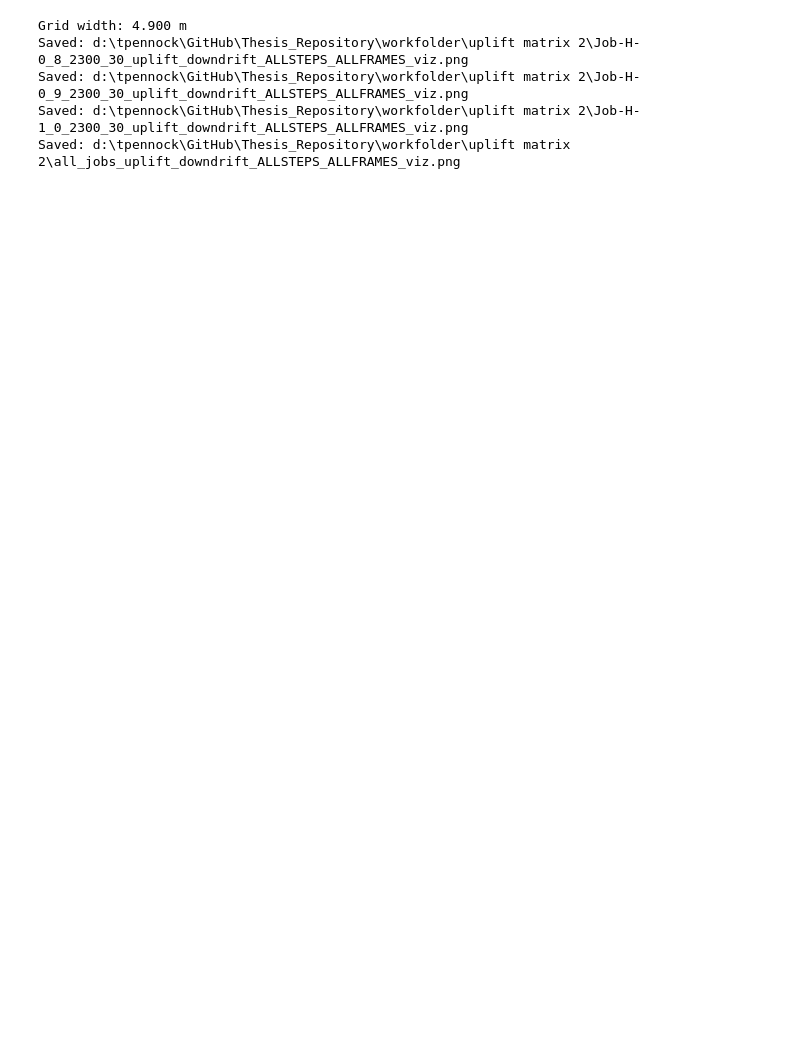
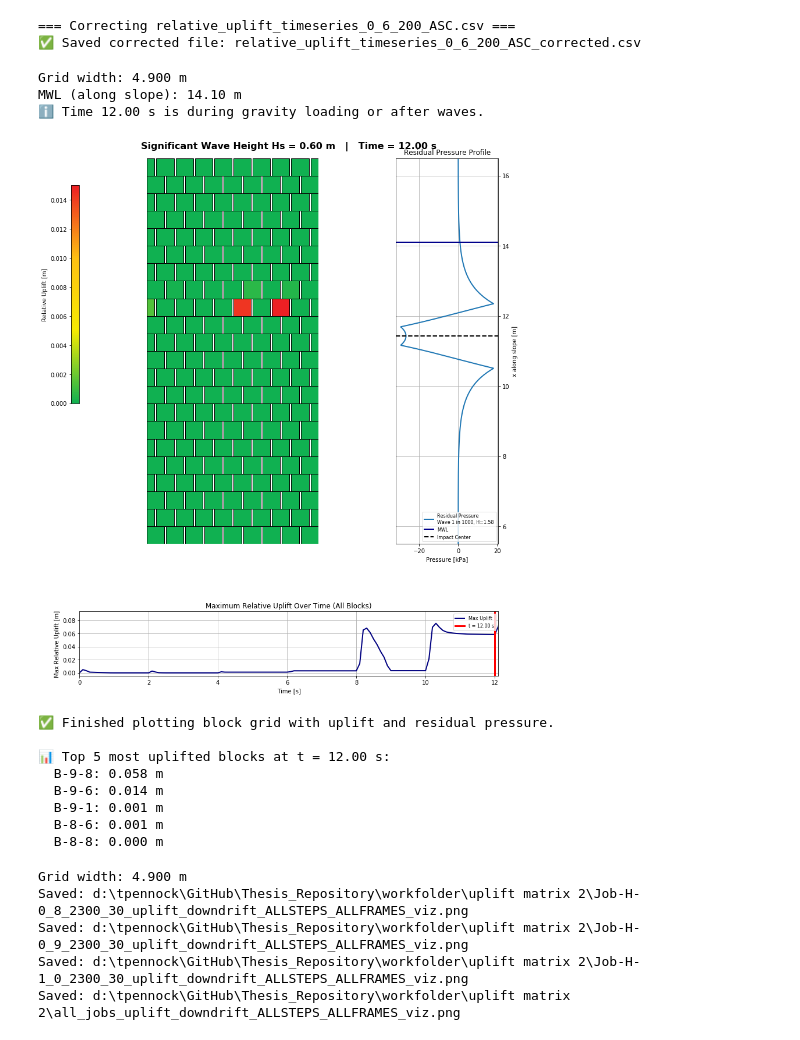
Before and after one commit to ThomasPennockTU/Thesis_Repository, a Jupyter notebook: workfolder/uplift matrix 2/uplift_notebook.ipynb, the cells around one changed output. Cells and saved outputs as stored; diff of their text form; code cells hidden in the pictures; blank space fills up the shorter version.

```diff
--- a/workfolder/uplift matrix 2/uplift_notebook.ipynb
+++ b/workfolder/uplift matrix 2/uplift_notebook.ipynb
@@ -8,7 +8,7 @@ import os
 # CONFIGURATION
 # ------------------------------
 
-# runs = ["05", "06", "07", "08"]
+runs = ["0_6_200_ASC"]#, "06", "07", "08"]
 
 file_pattern = "relative_uplift_timeseries_{}.csv"
 depth_limit = 0.15         # meters
@@ -101,6 +101,9 @@ for run in runs:
     # Save corrected file
     df_corrected.to_csv(corrected_path, index=False)
     print(f"✅ Saved corrected file: {corrected_path}")
+# %% [output]
+=== Correcting relative_uplift_timeseries_0_6_200_ASC.csv ===
+✅ Saved corrected file: relative_uplift_timeseries_0_6_200_ASC_corrected.csv
 # %%
 # -*- coding: utf-8 -*-
 import matplotlib.pyplot as plt
@@ -112,10 +115,11 @@ from matplotlib.colors import LinearSegmentedColormap
 from scipy.linalg import solve
 from mpl_toolkits.axes_grid1 import make_axes_locatable
 
+
 # --- Settings ---
 fly_out_value = 0.151
 target_time = 12   # time in seconds to visualize
-csv_path = 'relative_uplift_timeseries_06_corrected.csv'
+csv_path = 'relative_uplift_timeseries_0_6_200_ASC_corrected.csv'
 df_uplift = pd.read_csv(csv_path)
 
 # ------------------------------
@@ -411,33 +415,54 @@ ax_uplift.axvline(
 if len(first_loss_times) > 0:
     cross_y_value = max_uplift.max() * 1.1 if max_uplift.max() > 0 else 0.01
     ax_uplift.scatter(
         first_loss_times,
         [cross_y_value] * len(first_loss_times),
         color='red',
         marker='x',
         s=80,
         label='Block Loss (First Occurrence)'
     )
 
 ax_uplift.set_xlabel("Time [s]")
 ax_uplift.set_xlim(0, 12.1)
 ax_uplift.set_ylabel("Max Relative Uplift [m]")
 ax_uplift.set_title("Maximum Relative Uplift Over Time (All Blocks)")
 ax_uplift.legend(loc='upper right', fontsize=8)
 ax_uplift.grid(True)
 
 # --- Global title ---
 fig.suptitle(
     f"Significant Wave Height Hs = {Hs:.2f} m   |   Time = {target_time:.2f} s",
     fontsize=16,
     fontweight="bold"
 )
 
 plt.subplots_adjust(left=0, right=1, top=0.95, bottom=0, wspace=0, hspace=0)
 plt.show()
 
 fig.savefig(csv_path.replace(".csv", "_no_time.png"), dpi=300, bbox_inches='tight')
 print("✅ Finished plotting block grid with uplift and residual pressure.")
+
+# --- Print top 5 most uplifted blocks at target_time ---
+block_data_clean = block_data.replace(fly_out_value, np.nan)
+top_5_blocks = block_data_clean.sort_values(ascending=False).head(5)
+
+print(f"\n📊 Top 5 most uplifted blocks at t = {target_time:.2f} s:")
+for block_name, uplift_val in top_5_blocks.items():
+    print(f"  {block_name}: {uplift_val:.3f} m")
+# %% [output]
+Grid width: 4.900 m
+MWL (along slope): 14.10 m
+ℹ️ Time 12.00 s is during gravity loading or after waves.
+[figure, added]
+✅ Finished plotting block grid with uplift and residual pressure.
+
+📊 Top 5 most uplifted blocks at t = 12.00 s:
+  B-9-8: 0.058 m
+  B-9-6: 0.014 m
+  B-9-1: 0.001 m
+  B-8-6: 0.001 m
+  B-8-8: 0.000 m
 # %%
 # -*- coding: utf-8 -*-
 # Batch plot "grid + residual + max uplift" for every per-job CSV (Py 2.7)
```
Also changed, not shown: parts of 5 cells of this notebook, 15 other files.
